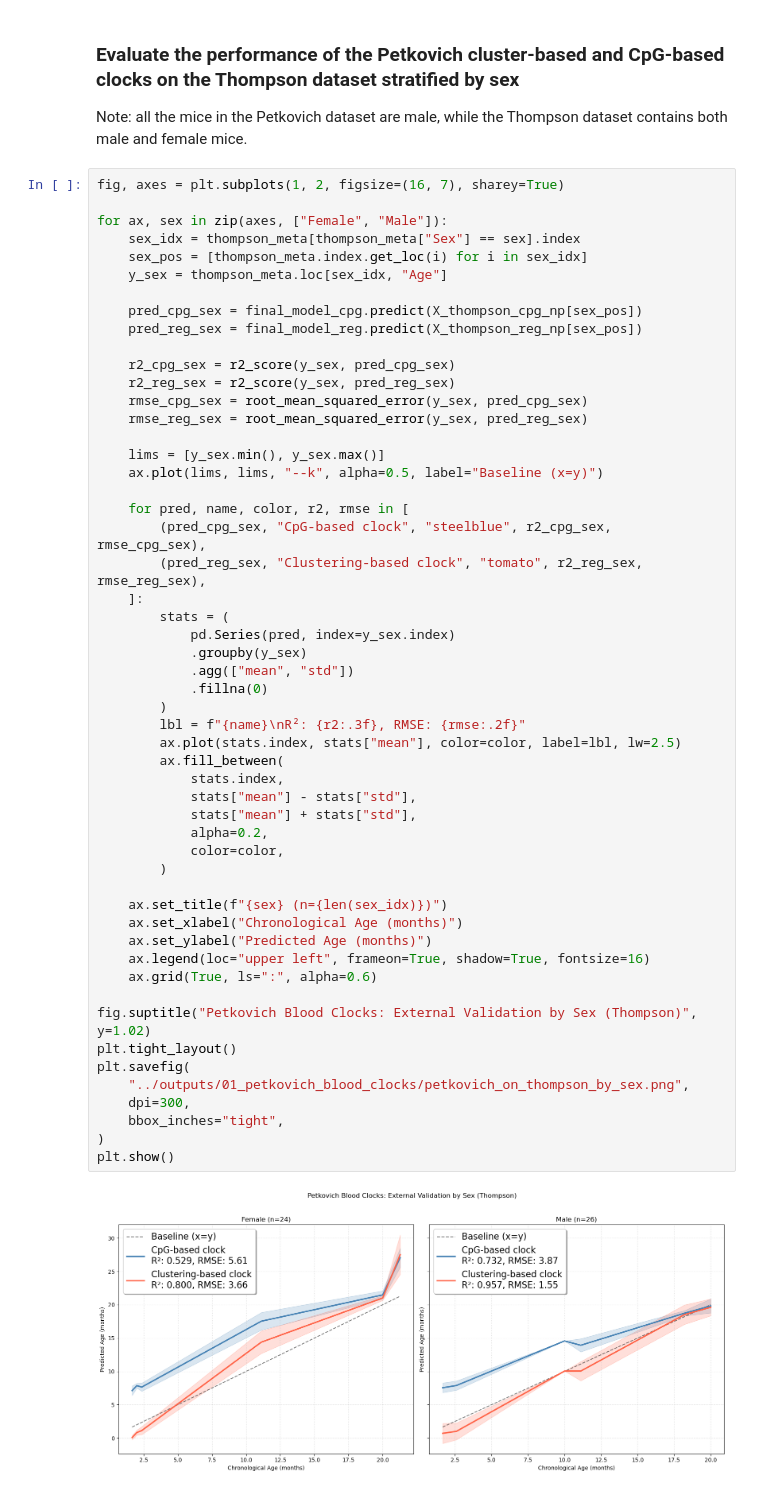
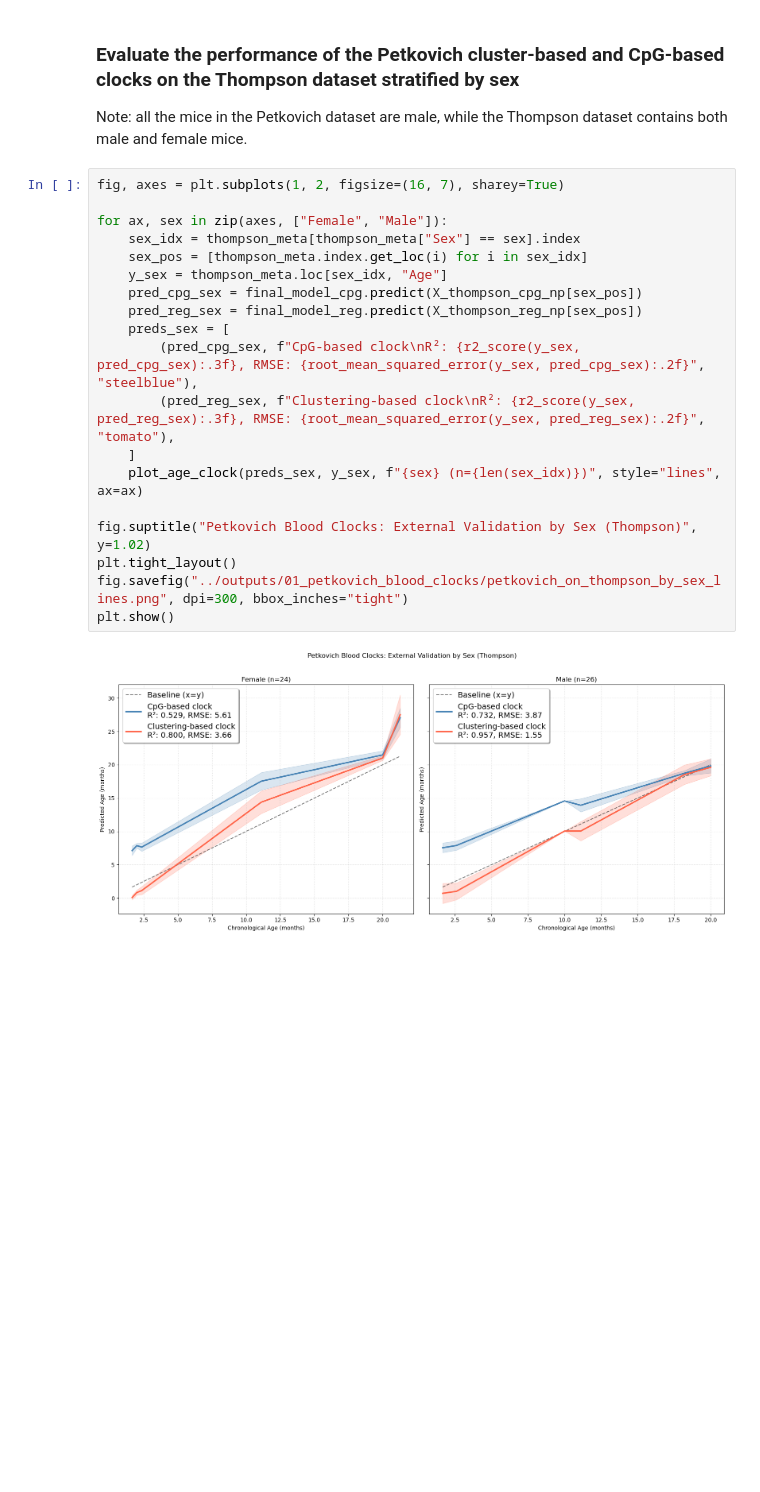
Before and after one commit to PavelGrobushkin/semen, a Jupyter notebook: notebooks/01_petkovich_blood_clocks.ipynb, the cells around one changed output. Cells and saved outputs as stored; diff of their text form; blank space fills up the shorter version.

```diff
--- a/notebooks/01_petkovich_blood_clocks.ipynb
+++ b/notebooks/01_petkovich_blood_clocks.ipynb
@@ -556,55 +553,21 @@ Note: all the mice in the Petkovich dataset are male, while the Thompson dataset
 # %%
 fig, axes = plt.subplots(1, 2, figsize=(16, 7), sharey=True)
 
 for ax, sex in zip(axes, ["Female", "Male"]):
     sex_idx = thompson_meta[thompson_meta["Sex"] == sex].index
     sex_pos = [thompson_meta.index.get_loc(i) for i in sex_idx]
     y_sex = thompson_meta.loc[sex_idx, "Age"]
-
     pred_cpg_sex = final_model_cpg.predict(X_thompson_cpg_np[sex_pos])
     pred_reg_sex = final_model_reg.predict(X_thompson_reg_np[sex_pos])
-
-    r2_cpg_sex = r2_score(y_sex, pred_cpg_sex)
-    r2_reg_sex = r2_score(y_sex, pred_reg_sex)
-    rmse_cpg_sex = root_mean_squared_error(y_sex, pred_cpg_sex)
-    rmse_reg_sex = root_mean_squared_error(y_sex, pred_reg_sex)
-
-    lims = [y_sex.min(), y_sex.max()]
-    ax.plot(lims, lims, "--k", alpha=0.5, label="Baseline (x=y)")
-
-    for pred, name, color, r2, rmse in [
-        (pred_cpg_sex, "CpG-based clock", "steelblue", r2_cpg_sex, rmse_cpg_sex),
-        (pred_reg_sex, "Clustering-based clock", "tomato", r2_reg_sex, rmse_reg_sex),
-    ]:
-        stats = (
-            pd.Series(pred, index=y_sex.index)
-            .groupby(y_sex)
-            .agg(["mean", "std"])
-            .fillna(0)
-        )
-        lbl = f"{name}\nR²: {r2:.3f}, RMSE: {rmse:.2f}"
-        ax.plot(stats.index, stats["mean"], color=color, label=lbl, lw=2.5)
-        ax.fill_between(
-            stats.index,
-            stats["mean"] - stats["std"],
-            stats["mean"] + stats["std"],
-            alpha=0.2,
-            color=color,
-        )
-
-    ax.set_title(f"{sex} (n={len(sex_idx)})")
-    ax.set_xlabel("Chronological Age (months)")
-    ax.set_ylabel("Predicted Age (months)")
-    ax.legend(loc="upper left", frameon=True, shadow=True, fontsize=16)
-    ax.grid(True, ls=":", alpha=0.6)
+    preds_sex = [
+        (pred_cpg_sex, f"CpG-based clock\nR²: {r2_score(y_sex, pred_cpg_sex):.3f}, RMSE: {root_mean_squared_error(y_sex, pred_cpg_sex):.2f}", "steelblue"),
+        (pred_reg_sex, f"Clustering-based clock\nR²: {r2_score(y_sex, pred_reg_sex):.3f}, RMSE: {root_mean_squared_error(y_sex, pred_reg_sex):.2f}", "tomato"),
+    ]
+    plot_age_clock(preds_sex, y_sex, f"{sex} (n={len(sex_idx)})", style="lines", ax=ax)
 
 fig.suptitle("Petkovich Blood Clocks: External Validation by Sex (Thompson)", y=1.02)
 plt.tight_layout()
-plt.savefig(
-    "../outputs/01_petkovich_blood_clocks/petkovich_on_thompson_by_sex.png",
-    dpi=300,
-    bbox_inches="tight",
-)
+fig.savefig("../outputs/01_petkovich_blood_clocks/petkovich_on_thompson_by_sex_lines.png", dpi=300, bbox_inches="tight")
 plt.show()
 # %% [output]
-[figure, old version]
+[figure, new version]
```
Also changed, not shown: parts of 8 cells of this notebook, 6 other files.
